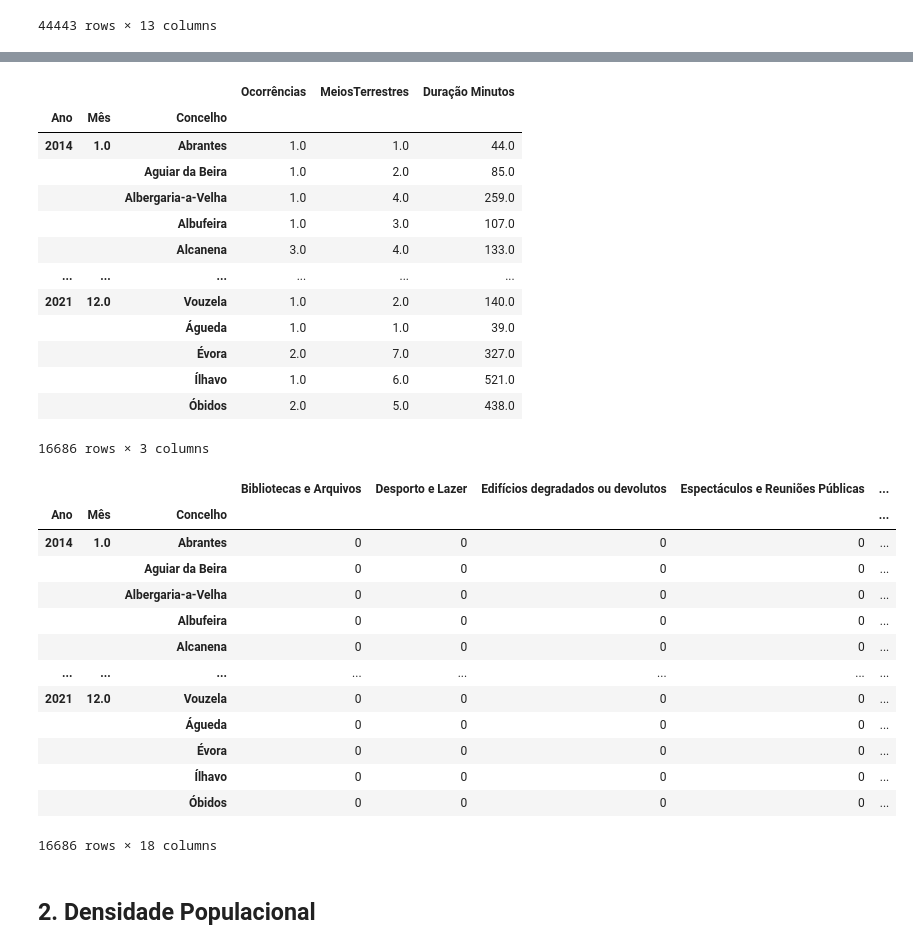
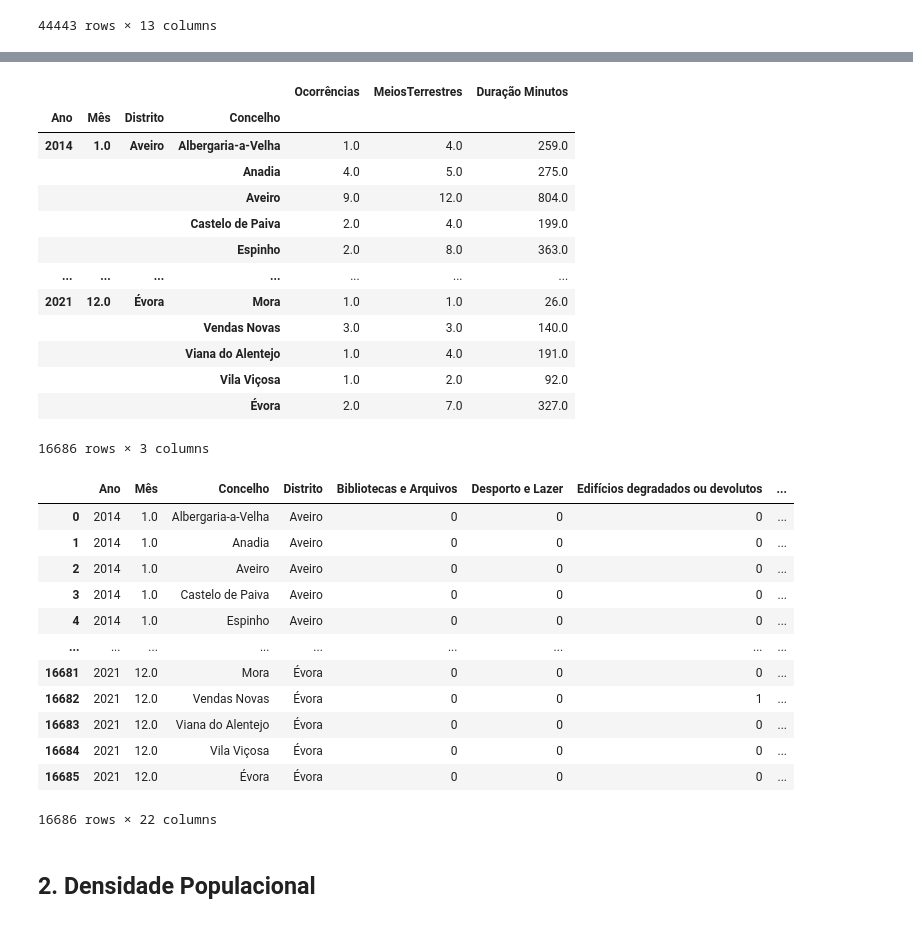
Before and after one commit to Vullkano/pfacd, a Jupyter notebook: rascunhos/freitas/4.JuntarDados.ipynb, the cells around one changed output, grey strips where cells are left out. Saved outputs shown, nothing was run; the diff lists cells and outputs as text; code cells hidden in the pictures.

```diff
--- a/rascunhos/freitas/4.JuntarDados.ipynb
+++ b/rascunhos/freitas/4.JuntarDados.ipynb
@@ -75,7 +75,7 @@ Fogo
 44443 rows × 13 columns
 # %%
 pivot_table = Fogo.pivot_table(Fogo,
-                             index=['Ano', 'Mês', 'Concelho'],
+                             index=['Ano', 'Mês', 'Distrito', 'Concelho'],
                              columns='Natureza',
                              aggfunc='size',
                              fill_value=0)
@@ -98,40 +98,40 @@ pivot_table
 16686 rows × 15 columns
 # %%
-FogoPosto = Fogo.groupby(["Ano", "Mês", "Concelho"])[["Ocorrências", "MeiosTerrestres", "Duração Minutos"]].sum()
+FogoPosto = Fogo.groupby(["Ano", "Mês", "Distrito", "Concelho"])[["Ocorrências", "MeiosTerrestres", "Duração Minutos"]].sum()
 FogoPosto
 # %% [output]
-|  |  |  | Ocorrências | MeiosTerrestres | Duração Minutos |
-| Ano | Mês | Concelho |  |  |  |
-| 2014 | 1.0 | Abrantes | 1.0 | 1.0 | 44.0 |
-|  |  | Aguiar da Beira | 1.0 | 2.0 | 85.0 |
-|  |  | Albergaria-a-Velha | 1.0 | 4.0 | 259.0 |
-|  |  | Albufeira | 1.0 | 3.0 | 107.0 |
-|  |  | Alcanena | 3.0 | 4.0 | 133.0 |
-| ... | ... | ... | ... | ... | ... |
-| 2021 | 12.0 | Vouzela | 1.0 | 2.0 | 140.0 |
-|  |  | Águeda | 1.0 | 1.0 | 39.0 |
-|  |  | Évora | 2.0 | 7.0 | 327.0 |
-|  |  | Ílhavo | 1.0 | 6.0 | 521.0 |
-|  |  | Óbidos | 2.0 | 5.0 | 438.0 |
+|  |  |  |  | Ocorrências | MeiosTerrestres | Duração Minutos |
+| Ano | Mês | Distrito | Concelho |  |  |  |
+| 2014 | 1.0 | Aveiro | Albergaria-a-Velha | 1.0 | 4.0 | 259.0 |
+|  |  |  | Anadia | 4.0 | 5.0 | 275.0 |
+|  |  |  | Aveiro | 9.0 | 12.0 | 804.0 |
+|  |  |  | Castelo de Paiva | 2.0 | 4.0 | 199.0 |
+|  |  |  | Espinho | 2.0 | 8.0 | 363.0 |
+| ... | ... | ... | ... | ... | ... | ... |
+| 2021 | 12.0 | Évora | Mora | 1.0 | 1.0 | 26.0 |
+|  |  |  | Vendas Novas | 3.0 | 3.0 | 140.0 |
+|  |  |  | Viana do Alentejo | 1.0 | 4.0 | 191.0 |
+|  |  |  | Vila Viçosa | 1.0 | 2.0 | 92.0 |
+|  |  |  | Évora | 2.0 | 7.0 | 327.0 |
 16686 rows × 3 columns
 # %%
-FogoFinal = pd.merge(pivot_table, FogoPosto, how='inner', on=['Ano', 'Mês', 'Concelho'])
+FogoFinal = pd.merge(pivot_table, FogoPosto, how='inner', on=['Ano', 'Mês', 'Concelho', "Distrito"])
+FogoFinal.reset_index(inplace=True)
 FogoFinal
 # %% [output]
-|  |  |  | Bibliotecas e Arquivos | Desporto e Lazer | Edifícios degradados ou devolutos | Espectáculos e Reuniões Públicas | ... |
-| Ano | Mês | Concelho |  |  |  |  | ... |
-| 2014 | 1.0 | Abrantes | 0 | 0 | 0 | 0 | ... |
-|  |  | Aguiar da Beira | 0 | 0 | 0 | 0 | ... |
-|  |  | Albergaria-a-Velha | 0 | 0 | 0 | 0 | ... |
-|  |  | Albufeira | 0 | 0 | 0 | 0 | ... |
-|  |  | Alcanena | 0 | 0 | 0 | 0 | ... |
-| ... | ... | ... | ... | ... | ... | ... | ... |
-| 2021 | 12.0 | Vouzela | 0 | 0 | 0 | 0 | ... |
-|  |  | Águeda | 0 | 0 | 0 | 0 | ... |
-|  |  | Évora | 0 | 0 | 0 | 0 | ... |
-|  |  | Ílhavo | 0 | 0 | 0 | 0 | ... |
-|  |  | Óbidos | 0 | 0 | 0 | 0 | ... |
+|  | Ano | Mês | Concelho | Distrito | Bibliotecas e Arquivos | Desporto e Lazer | Edifícios degradados ou devolutos | ... |
+| 0 | 2014 | 1.0 | Albergaria-a-Velha | Aveiro | 0 | 0 | 0 | ... |
+| 1 | 2014 | 1.0 | Anadia | Aveiro | 0 | 0 | 0 | ... |
+| 2 | 2014 | 1.0 | Aveiro | Aveiro | 0 | 0 | 0 | ... |
+| 3 | 2014 | 1.0 | Castelo de Paiva | Aveiro | 0 | 0 | 0 | ... |
+| 4 | 2014 | 1.0 | Espinho | Aveiro | 0 | 0 | 0 | ... |
+| ... | ... | ... | ... | ... | ... | ... | ... | ... |
+| 16681 | 2021 | 12.0 | Mora | Évora | 0 | 0 | 0 | ... |
+| 16682 | 2021 | 12.0 | Vendas Novas | Évora | 0 | 0 | 1 | ... |
+| 16683 | 2021 | 12.0 | Viana do Alentejo | Évora | 0 | 0 | 0 | ... |
+| 16684 | 2021 | 12.0 | Vila Viçosa | Évora | 0 | 0 | 0 | ... |
+| 16685 | 2021 | 12.0 | Évora | Évora | 0 | 0 | 0 | ... |
-16686 rows × 18 columns
+16686 rows × 22 columns
 # %% [markdown]
 ## 2. Densidade Populacional
 # %%
```
Also changed, not shown: parts of 37 cells of this notebook, 1 other file.
